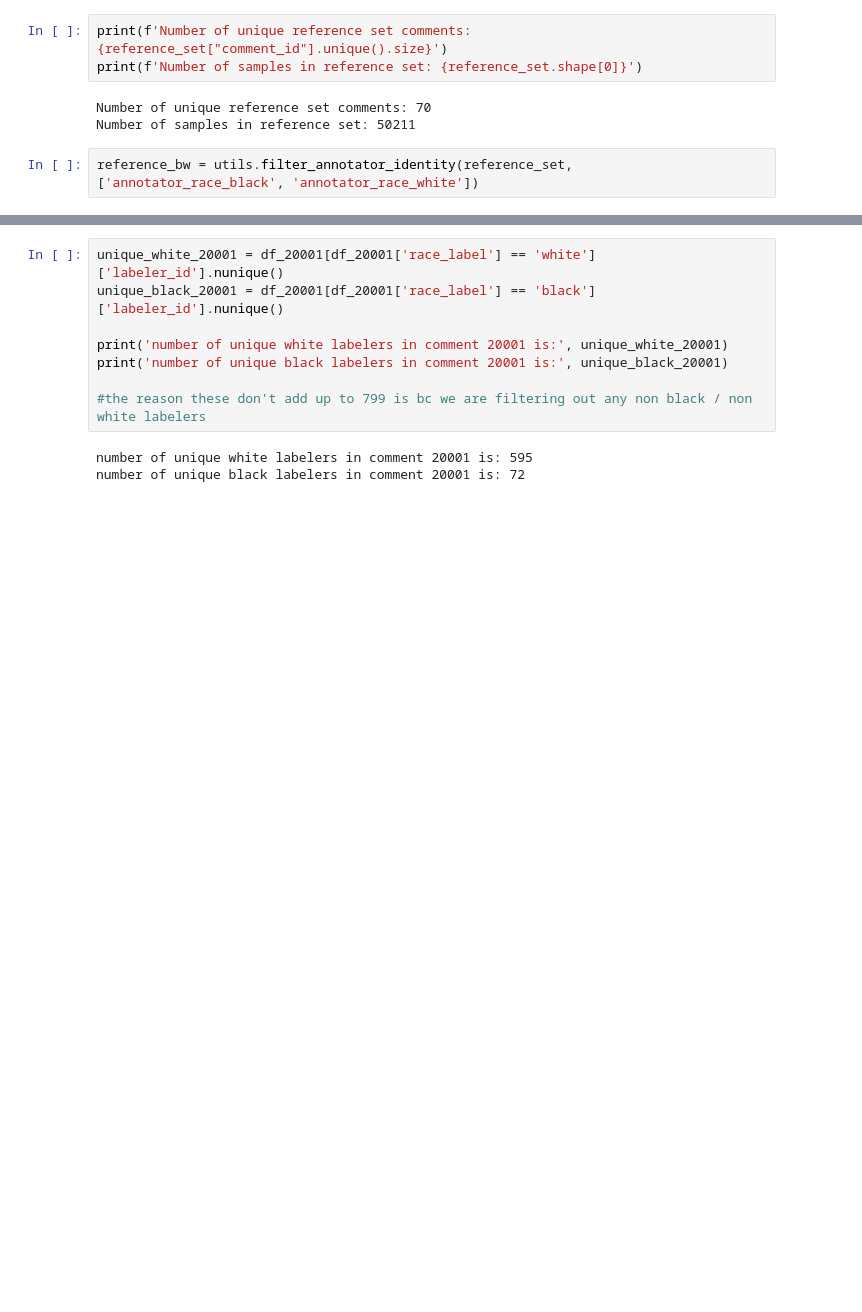
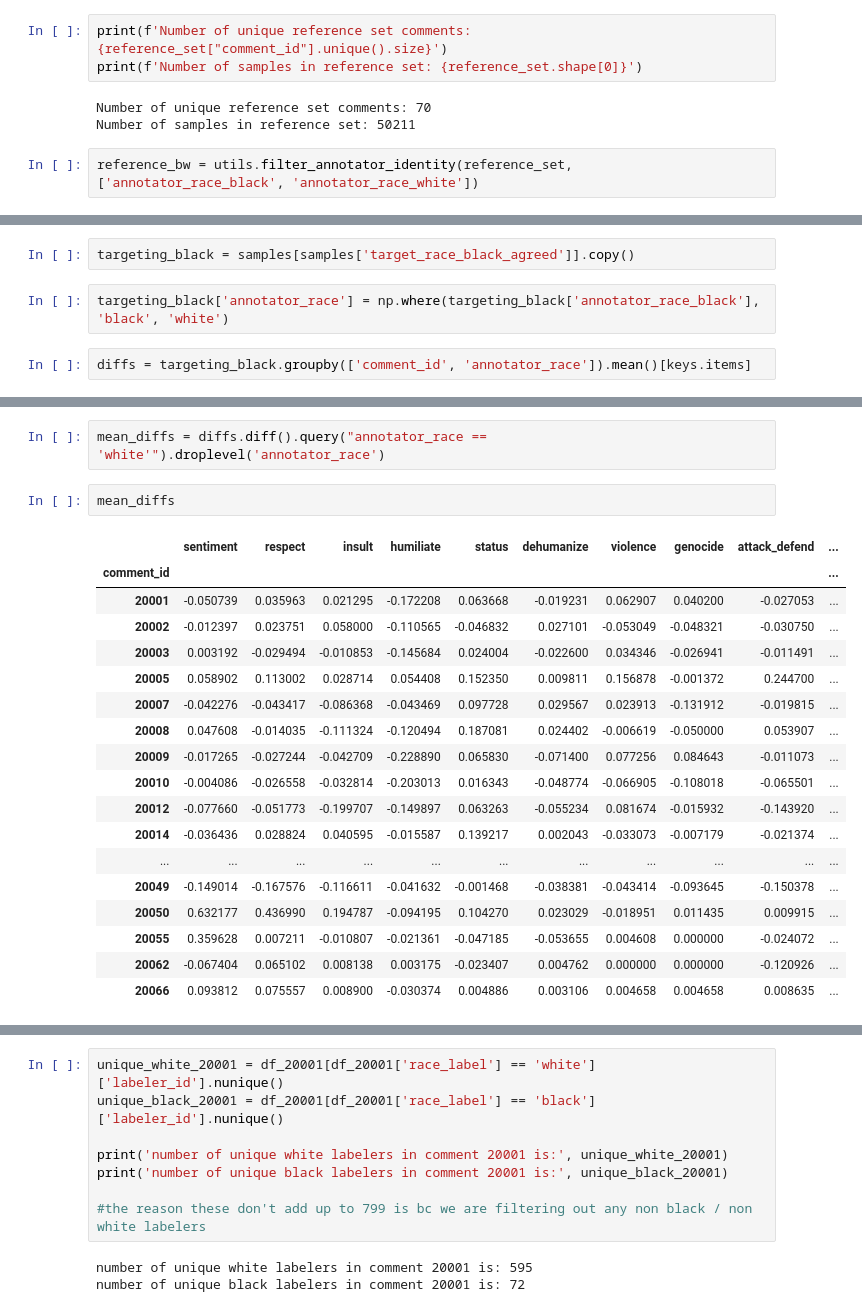
Before and after one commit to dlab-projects/annotator_sensitivity_irt, a Jupyter notebook: figures/figure1.ipynb, the cells around one changed output, grey strips where cells are left out. Cells and saved outputs as stored; diff of their text form; blank space fills up the shorter version.

```diff
--- a/figures/figure1.ipynb
+++ b/figures/figure1.ipynb
@@ -47,0 +53,6 @@ reference_bw = utils.filter_annotator_identity(reference_set, ['annotator_race_b
+# %%
+targeting_black = samples[samples['target_race_black_agreed']].copy()
+# %%
+targeting_black['annotator_race'] = np.where(targeting_black['annotator_race_black'], 'black', 'white')
+# %%
+diffs = targeting_black.groupby(['comment_id', 'annotator_race']).mean()[keys.items]
@@ -47,0 +76,23 @@ reference_bw = utils.filter_annotator_identity(reference_set, ['annotator_race_b
+# %%
+mean_diffs = diffs.diff().query("annotator_race == 'white'").droplevel('annotator_race')
+# %%
+mean_diffs
+# %% [output]
+|  | sentiment | respect | insult | humiliate | status | dehumanize | violence | genocide | attack_defend | ... |
+| comment_id |  |  |  |  |  |  |  |  |  | ... |
+| 20001 | -0.050739 | 0.035963 | 0.021295 | -0.172208 | 0.063668 | -0.019231 | 0.062907 | 0.040200 | -0.027053 | ... |
+| 20002 | -0.012397 | 0.023751 | 0.058000 | -0.110565 | -0.046832 | 0.027101 | -0.053049 | -0.048321 | -0.030750 | ... |
+| 20003 | 0.003192 | -0.029494 | -0.010853 | -0.145684 | 0.024004 | -0.022600 | 0.034346 | -0.026941 | -0.011491 | ... |
+| 20005 | 0.058902 | 0.113002 | 0.028714 | 0.054408 | 0.152350 | 0.009811 | 0.156878 | -0.001372 | 0.244700 | ... |
+| 20007 | -0.042276 | -0.043417 | -0.086368 | -0.043469 | 0.097728 | 0.029567 | 0.023913 | -0.131912 | -0.019815 | ... |
+| 20008 | 0.047608 | -0.014035 | -0.111324 | -0.120494 | 0.187081 | 0.024402 | -0.006619 | -0.050000 | 0.053907 | ... |
+| 20009 | -0.017265 | -0.027244 | -0.042709 | -0.228890 | 0.065830 | -0.071400 | 0.077256 | 0.084643 | -0.011073 | ... |
+| 20010 | -0.004086 | -0.026558 | -0.032814 | -0.203013 | 0.016343 | -0.048774 | -0.066905 | -0.108018 | -0.065501 | ... |
+| 20012 | -0.077660 | -0.051773 | -0.199707 | -0.149897 | 0.063263 | -0.055234 | 0.081674 | -0.015932 | -0.143920 | ... |
+| 20014 | -0.036436 | 0.028824 | 0.040595 | -0.015587 | 0.139217 | 0.002043 | -0.033073 | -0.007179 | -0.021374 | ... |
+| ... | ... | ... | ... | ... | ... | ... | ... | ... | ... | ... |
+| 20049 | -0.149014 | -0.167576 | -0.116611 | -0.041632 | -0.001468 | -0.038381 | -0.043414 | -0.093645 | -0.150378 | ... |
+| 20050 | 0.632177 | 0.436990 | 0.194787 | -0.094195 | 0.104270 | 0.023029 | -0.018951 | 0.011435 | 0.009915 | ... |
+| 20055 | 0.359628 | 0.007211 | -0.010807 | -0.021361 | -0.047185 | -0.053655 | 0.004608 | 0.000000 | -0.024072 | ... |
+| 20062 | -0.067404 | 0.065102 | 0.008138 | 0.003175 | -0.023407 | 0.004762 | 0.000000 | 0.000000 | -0.120926 | ... |
+| 20066 | 0.093812 | 0.075557 | 0.008900 | -0.030374 | 0.004886 | 0.003106 | 0.004658 | 0.004658 | 0.008635 | ... |
```
Also changed, not shown: parts of 17 cells of this notebook, 2 other files.
